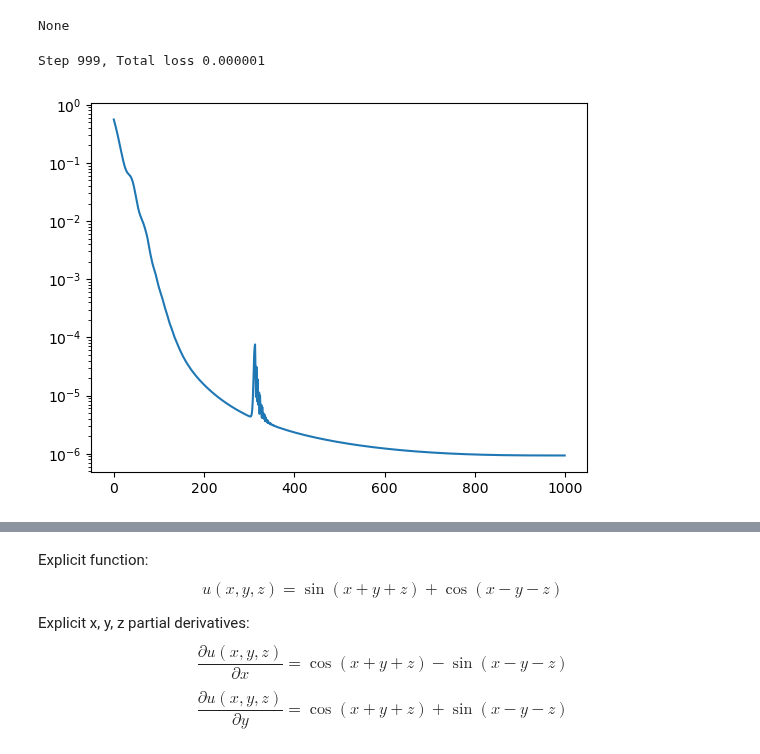
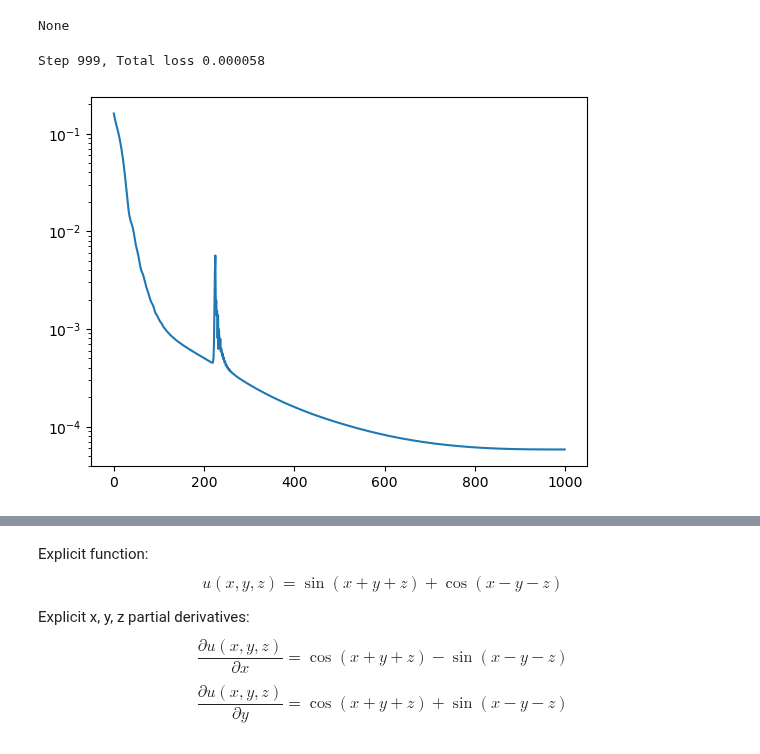
Before and after one commit to LSgeo/ImplicitGeo, a Jupyter notebook: GeoINR3D.ipynb, the cells around one changed output, grey strips where cells are left out. Saved outputs shown, nothing was run; the diff lists cells and outputs as text; code cells hidden in the pictures.

```diff
--- a/GeoINR3D.ipynb
+++ b/GeoINR3D.ipynb
@@ -224,3 +235,32 @@ class PointData3D(Dataset):
+# %%
+class NCDataset(INRDataset):
+    def __init__(self, netcdf_path):
+        super().__init__()
+
+        self.netcdf_path = Path(netcdf_path)
+        self._load_nc()
+
+    def _load_nc(self):
+        ncd = netCDF4.Dataset(self.netcdf_path, "r")
+        self.coords = tuple(
+            (
+                torch.from_numpy(self._normalise(ncd.variables["x"][:])),
+                torch.from_numpy(self._normalise(ncd.variables["y"][:])),
+                torch.from_numpy(self._normalise(ncd.variables["altitude"][:])),
+            )
+        )
+
+        self.coords = (
+            torch.stack(self.coords, dim=-1)
+            .reshape(-1, 3)
+            .unsqueeze(0)
+            .to(torch.float32)
+        )
+
+        self.cells = torch.from_numpy(
+            self._normalise(ncd.variables["mag_microLevelled"][:])
+        )
+        self.cells = self.cells.contiguous().view(-1, 1)
 # %%
 # SIREN
 
@@ -290,7 +330,8 @@ elif use_wire:
     model = model_wire.to(device, non_blocking=True)
     lr = wire_lr
 
-dataset = PointData3D("/home/luke/PhD/ch3/implicitgeo/data", 0, subsample=5)
+# dataset = PointData3D("/home/luke/PhD/ch3/implicitgeo/data", 0, subsample=5)
+dataset = NCDataset("/home/luke/PhD/ch3/implicitgeo/data/P864-line-magnetic-AWAGS_MAG_2010.nc")
 # dataloader = DataLoader(dset, batch_size=1, pin_memory=True, num_workers=0)
 # 12 GB GPU RAM suits ~100_000 elements
 
@@ -313,38 +354,38 @@ def train(model, dataset, opt):
         steps_per_epoch=1,
         epochs=opt["total_steps"],
         max_lr=opt["lr"],
     )
 
-    inp_coords, gt_cells = dataset[0]
-    inp_coords = inp_coords.to(device, non_blocking=True)
-    gt_cells = gt_cells.to(device, non_blocking=True)
+    d = dataset[0]
+    inp_coords = d["coords"].to(device, non_blocking=True)
+    gt_cells = d["cells"].to(device, non_blocking=True)
 
     for step in tqdm(range(opt["total_steps"])):
         with torch.amp.autocast(
             opt["device"], dtype=torch.float16, enabled=opt["use_amp"]
         ):
             pred_cells, coords = model(inp_coords)
             loss = ((pred_cells - gt_cells) ** 2).mean()
             losses.append(loss.item())
 
         if step in opt["summary_steps"]:
             print("Step %d, Total loss %0.6f" % (step, loss))
             plt.subplot(1, 1, 1)
             plt.plot(losses)
             plt.semilogy()
 
         optim.zero_grad(set_to_none=True)
         loss.backward()
         optim.step()
         sched.step()
 
     return model
 
 
 model = train(model, dataset, train_opts)
 # %% [output]
-Step 999, Total loss 0.000001
+Step 999, Total loss 0.000058
-[figure, old version]
+[figure, new version]
 # %%
 i = 0
 height = np.linspace(
```
Also changed, not shown: parts of 9 cells of this notebook.
